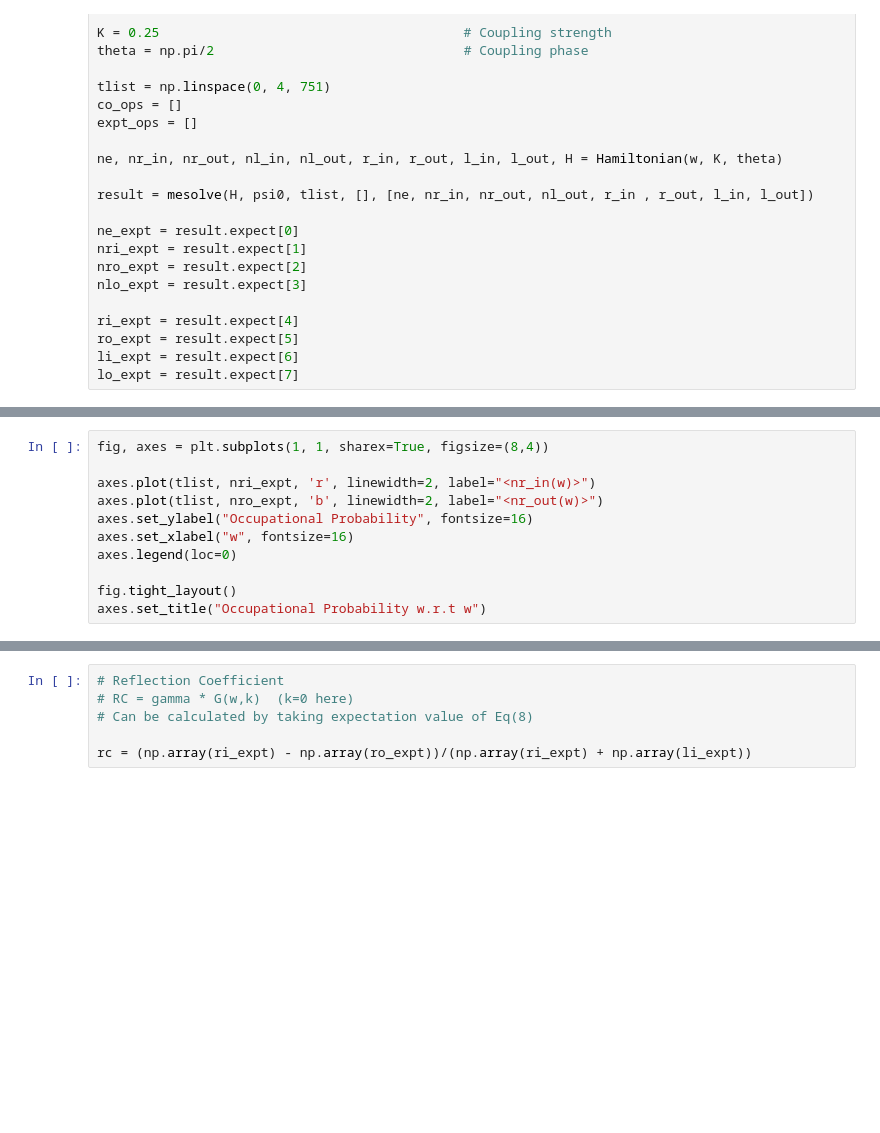
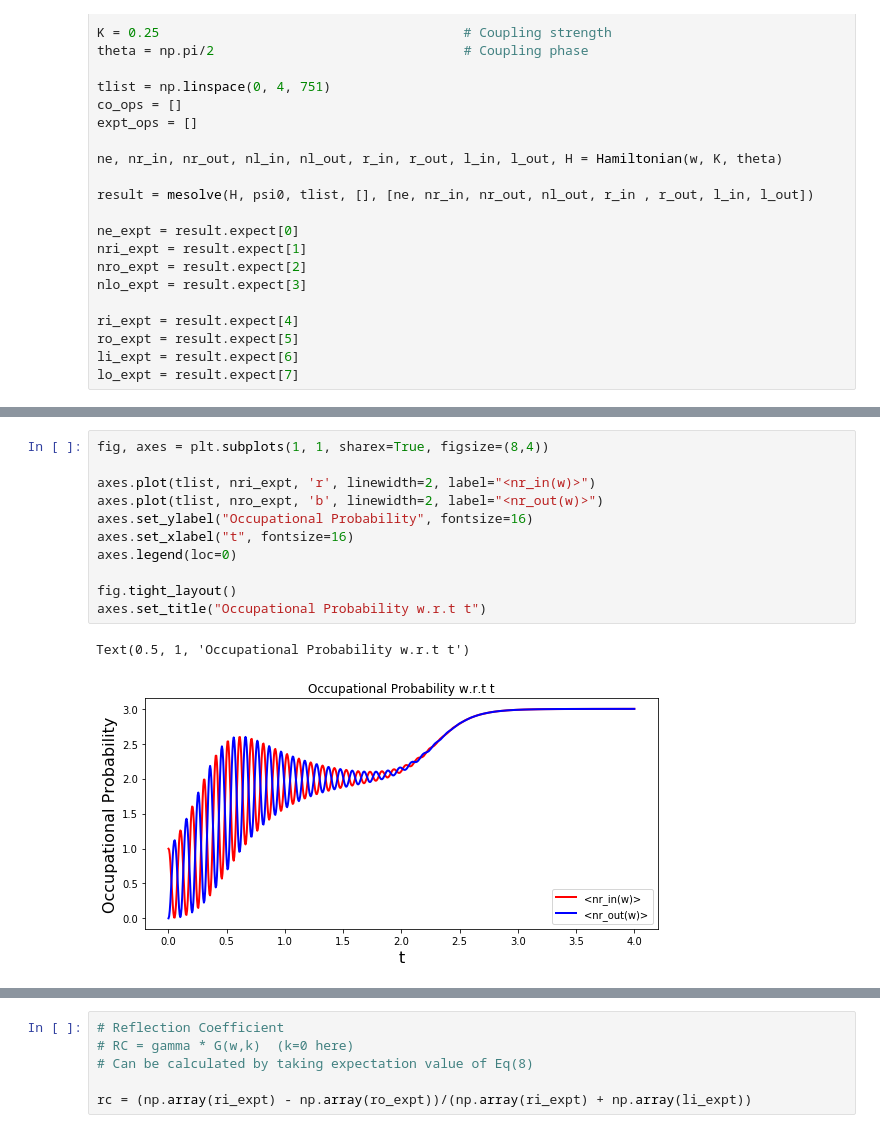
Before and after one commit to Aakashv6/Non-linear-Mirrors, a Jupyter notebook: Non-linear Mirror-Simulation-v1.ipynb, the cells around one changed output, grey strips where cells are left out. Cells and saved outputs as stored; diff of their text form; blank space fills up the shorter version.

```diff
--- a/Non-linear Mirror-Simulation-v1.ipynb
+++ b/Non-linear Mirror-Simulation-v1.ipynb
@@ -519,14 +561,17 @@ axes.set_title("Occupational Probability w.r.t w")
 # %%
 fig, axes = plt.subplots(1, 1, sharex=True, figsize=(8,4))
 
 axes.plot(tlist, nri_expt, 'r', linewidth=2, label="<nr_in(w)>")
 axes.plot(tlist, nro_expt, 'b', linewidth=2, label="<nr_out(w)>")
 axes.set_ylabel("Occupational Probability", fontsize=16)
-axes.set_xlabel("w", fontsize=16)
+axes.set_xlabel("t", fontsize=16)
 axes.legend(loc=0)
 
 fig.tight_layout()
-axes.set_title("Occupational Probability w.r.t w")
+axes.set_title("Occupational Probability w.r.t t")
+# %% [output]
+Text(0.5, 1, 'Occupational Probability w.r.t t')
+[figure, added]
 # %%
 fig, axes = plt.subplots(1, 1, sharex=True, figsize=(8,4))
 
```
Also changed, not shown: parts of 23 cells of this notebook, 1 other file.
